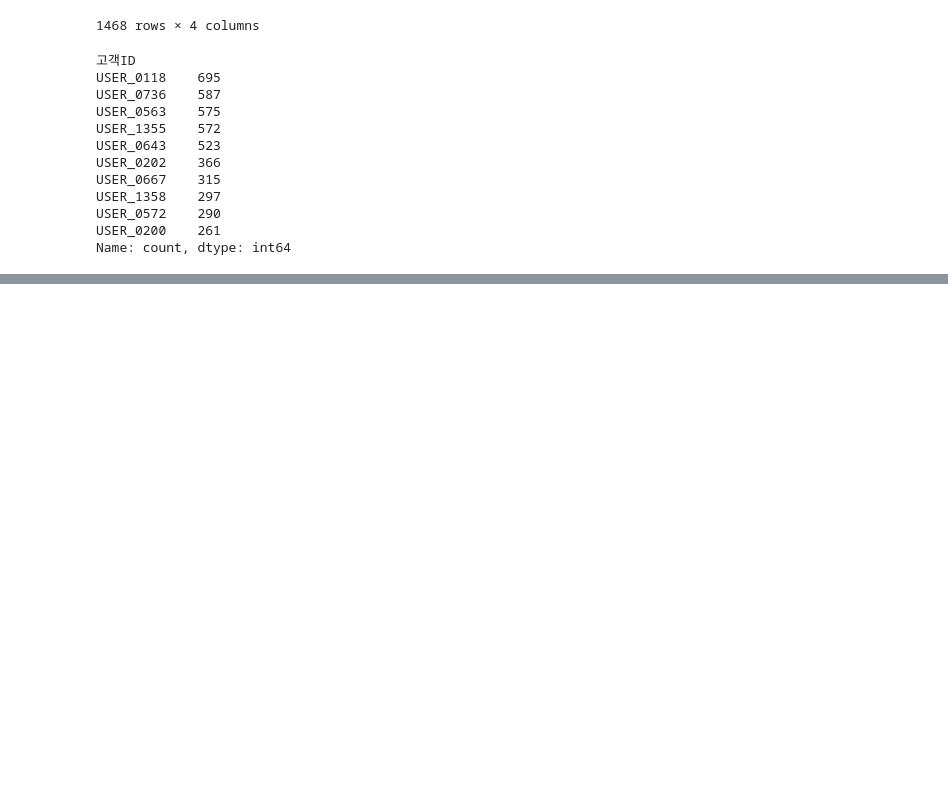
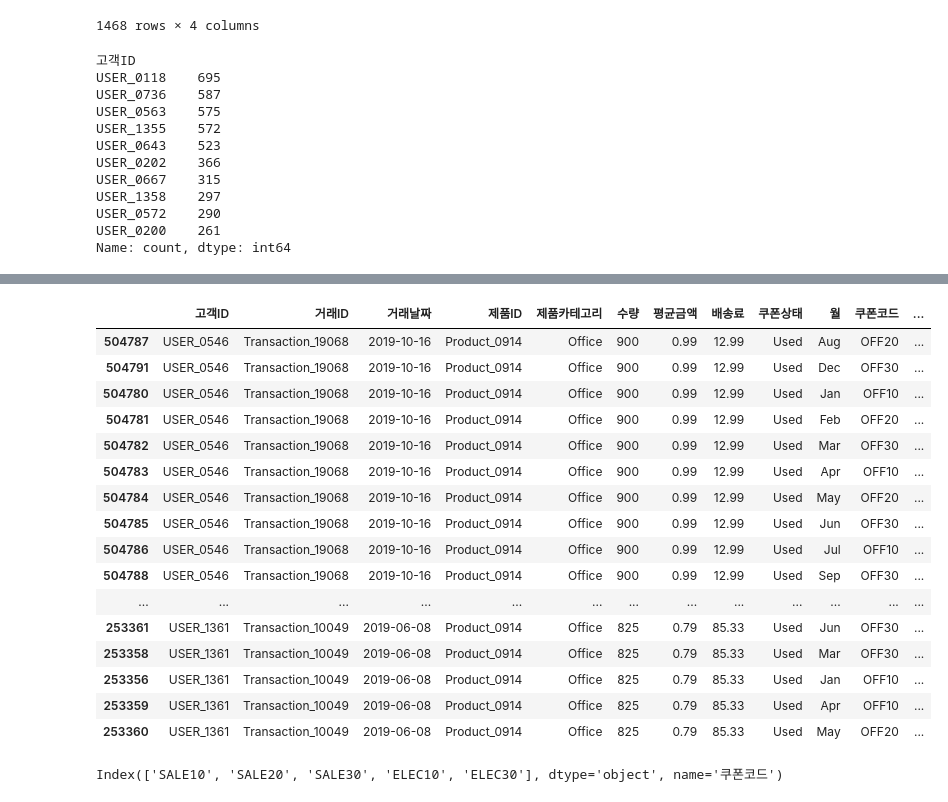
Before and after one commit to suheon99/suheon_99, a Jupyter notebook: 이커머스 고객 세분화 분석_ver 1.ipynb, the cells around one changed output, grey strips where cells are left out. Drawn from its saved outputs; the diff is of its cells as text; code cells hidden in the pictures; blank space fills up the shorter version.

```diff
--- a/이커머스 고객 세분화 분석_ver 1.ipynb
+++ b/이커머스 고객 세분화 분석_ver 1.ipynb
@@ -662,0 +725,9 @@ ValueError: All arrays must be of the same length
+# %%
+online['거래날짜'] = pd.to_datetime(online['거래날짜'])
+
+# 각 고객의 최소 & 최대 거래날짜
+customer_intervals = online.groupby('고객ID')['거래날짜'].agg(['min', 'max'])
+
+# 거래 간격 계산
+customer_intervals['거래간격'] = customer_intervals['max'] - customer_intervals['min']
+customer_intervals
@@ -662,0 +795,3 @@ ValueError: All arrays must be of the same length
+# %%
+online_dis = pd.merge(online, dis, on='제품카테고리')
+online_dis
@@ -662,0 +830,31 @@ ValueError: All arrays must be of the same length
+# %%
+sort_coupon = online_dis.sort_values(by='수량', ascending=False)
+sort_coupon.head(23)
+# 고객마다 갖고 있는 쿠폰 개수가 다름? 0546은 900개 있는 거?
+# %% [output]
+|  | 고객ID | 거래ID | 거래날짜 | 제품ID | 제품카테고리 | 수량 | 평균금액 | 배송료 | 쿠폰상태 | 월 | 쿠폰코드 | ... |
+| 504787 | USER_0546 | Transaction_19068 | 2019-10-16 | Product_0914 | Office | 900 | 0.99 | 12.99 | Used | Aug | OFF20 | ... |
+| 504791 | USER_0546 | Transaction_19068 | 2019-10-16 | Product_0914 | Office | 900 | 0.99 | 12.99 | Used | Dec | OFF30 | ... |
+| 504780 | USER_0546 | Transaction_19068 | 2019-10-16 | Product_0914 | Office | 900 | 0.99 | 12.99 | Used | Jan | OFF10 | ... |
+| 504781 | USER_0546 | Transaction_19068 | 2019-10-16 | Product_0914 | Office | 900 | 0.99 | 12.99 | Used | Feb | OFF20 | ... |
+| 504782 | USER_0546 | Transaction_19068 | 2019-10-16 | Product_0914 | Office | 900 | 0.99 | 12.99 | Used | Mar | OFF30 | ... |
+| 504783 | USER_0546 | Transaction_19068 | 2019-10-16 | Product_0914 | Office | 900 | 0.99 | 12.99 | Used | Apr | OFF10 | ... |
+| 504784 | USER_0546 | Transaction_19068 | 2019-10-16 | Product_0914 | Office | 900 | 0.99 | 12.99 | Used | May | OFF20 | ... |
+| 504785 | USER_0546 | Transaction_19068 | 2019-10-16 | Product_0914 | Office | 900 | 0.99 | 12.99 | Used | Jun | OFF30 | ... |
+| 504786 | USER_0546 | Transaction_19068 | 2019-10-16 | Product_0914 | Office | 900 | 0.99 | 12.99 | Used | Jul | OFF10 | ... |
+| 504788 | USER_0546 | Transaction_19068 | 2019-10-16 | Product_0914 | Office | 900 | 0.99 | 12.99 | Used | Sep | OFF30 | ... |
+| ... | ... | ... | ... | ... | ... | ... | ... | ... | ... | ... | ... | ... |
+| 253361 | USER_1361 | Transaction_10049 | 2019-06-08 | Product_0914 | Office | 825 | 0.79 | 85.33 | Used | Jun | OFF30 | ... |
+| 253358 | USER_1361 | Transaction_10049 | 2019-06-08 | Product_0914 | Office | 825 | 0.79 | 85.33 | Used | Mar | OFF30 | ... |
+| 253356 | USER_1361 | Transaction_10049 | 2019-06-08 | Product_0914 | Office | 825 | 0.79 | 85.33 | Used | Jan | OFF10 | ... |
+| 253359 | USER_1361 | Transaction_10049 | 2019-06-08 | Product_0914 | Office | 825 | 0.79 | 85.33 | Used | Apr | OFF10 | ... |
+| 253360 | USER_1361 | Transaction_10049 | 2019-06-08 | Product_0914 | Office | 825 | 0.79 | 85.33 | Used | May | OFF20 | ... |
+# %%
+coupon_counts = online_dis['쿠폰코드'].value_counts()
+
+
+top_5_coupons = coupon_counts.head(5).index  # 상위 5개 쿠폰명
+top_5_coupons
+#
+# %% [output]
+Index(['SALE10', 'SALE20', 'SALE30', 'ELEC10', 'ELEC30'], dtype='object', name='쿠폰코드')
```
Also changed, not shown: parts of 19 cells of this notebook.
